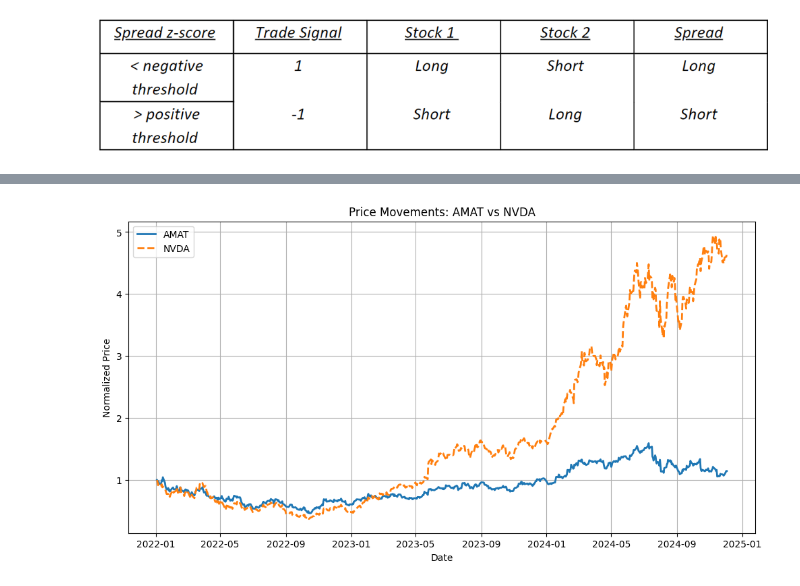
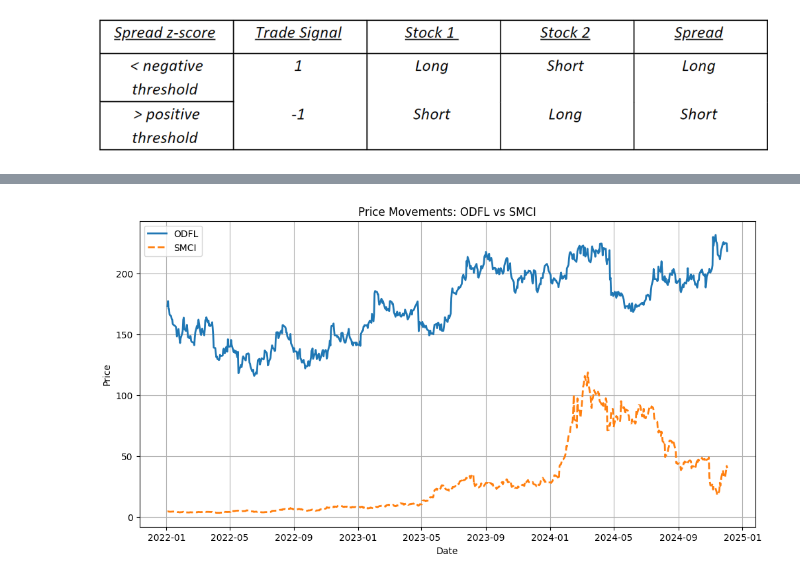
Before and after one commit to GeorgeBresnahan/Learning-Python-for-Quantitative-Finance, a Jupyter notebook: Pairs_Trading.ipynb, the cells around one changed output, grey strips where cells are left out. Drawn from its saved outputs; the diff is of its cells as text; code cells hidden in the pictures.

```diff
--- a/Pairs_Trading.ipynb
+++ b/Pairs_Trading.ipynb
@@ -503,4 +494,4 @@ res.describe()
-# %%
-self.plot_pairs('AMAT','NVDA')
-# %% [output]
-[figure, removed]
+# %%
+self.plot_pairs('ODFL','SMCI', normalize = False)
+# %% [output]
+[figure, added]
```
Also changed, not shown: parts of 7 cells of this notebook.
